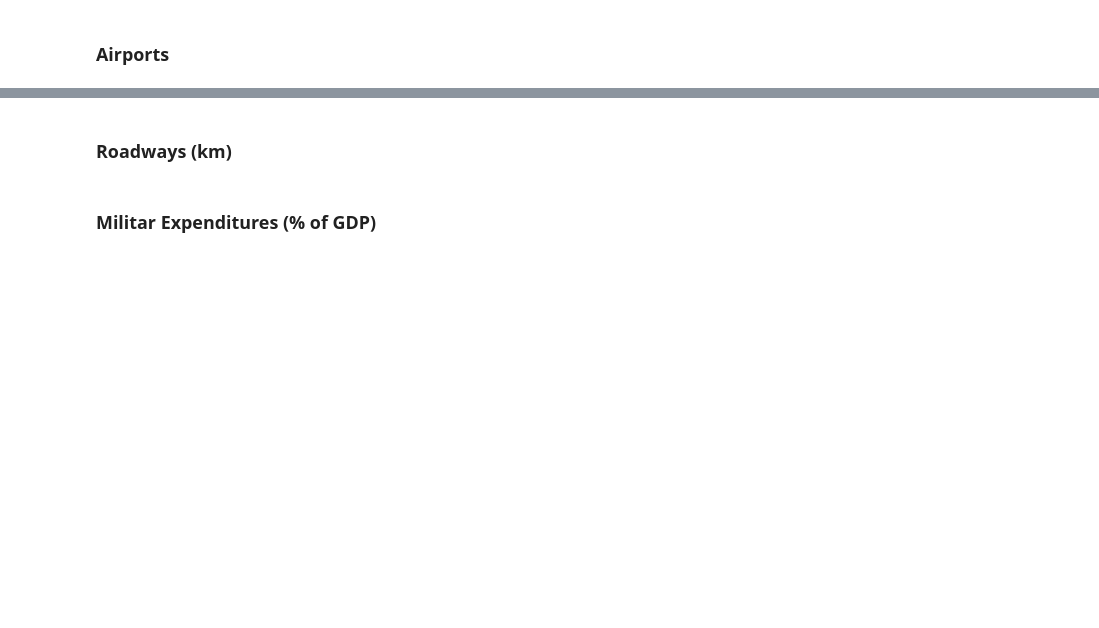
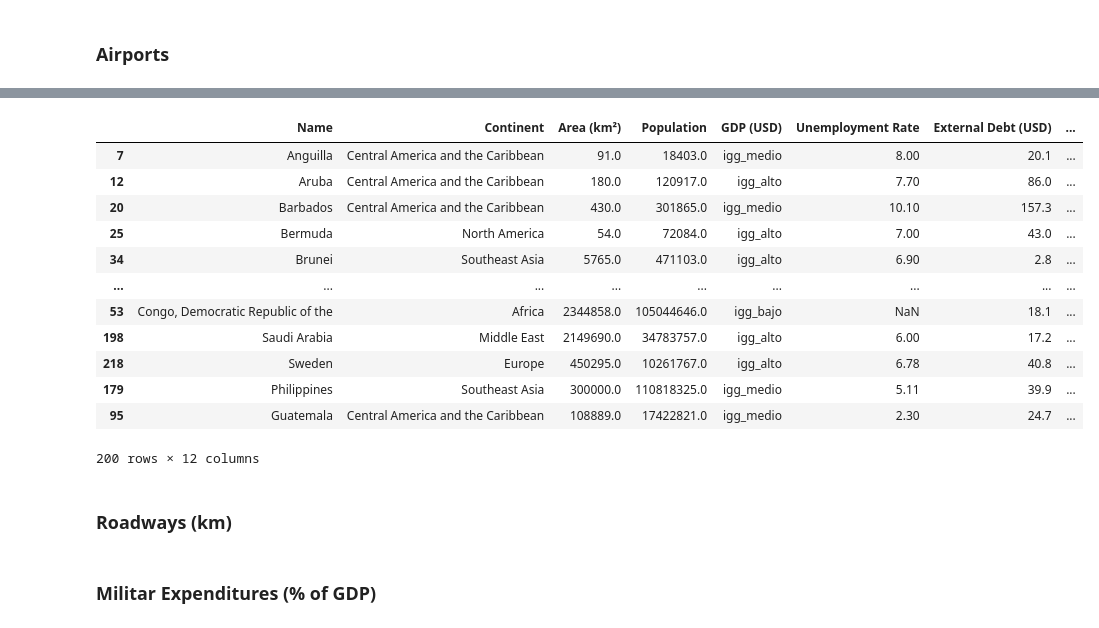
Before and after one commit to dui-luis-alberto-37/sklearn_cross_vall, a Jupyter notebook: Proyecto2_LuisAlbertoGarciaOrozco.ipynb, the cells around one changed output, grey strips where cells are left out. Drawn from its saved outputs; the diff is of its cells as text; code cells hidden in the pictures; blank space fills up the shorter version.

```diff
--- a/Proyecto2_LuisAlbertoGarciaOrozco.ipynb
+++ b/Proyecto2_LuisAlbertoGarciaOrozco.ipynb
@@ -413,3 +445,19 @@ df['Internet Users']/df['Population']*100, df['Internet Users Percentage of Popu
+# %%
+df[df[col] <= 300].sort_values(col)
+# %% [output]
+|  | Name | Continent | Area (km²) | Population | GDP (USD) | Unemployment Rate | External Debt (USD) | ... |
+| 7 | Anguilla | Central America and the Caribbean | 91.0 | 18403.0 | igg_medio | 8.00 | 20.1 | ... |
+| 12 | Aruba | Central America and the Caribbean | 180.0 | 120917.0 | igg_alto | 7.70 | 86.0 | ... |
+| 20 | Barbados | Central America and the Caribbean | 430.0 | 301865.0 | igg_medio | 10.10 | 157.3 | ... |
+| 25 | Bermuda | North America | 54.0 | 72084.0 | igg_alto | 7.00 | 43.0 | ... |
+| 34 | Brunei | Southeast Asia | 5765.0 | 471103.0 | igg_alto | 6.90 | 2.8 | ... |
+| ... | ... | ... | ... | ... | ... | ... | ... | ... |
+| 53 | Congo, Democratic Republic of the | Africa | 2344858.0 | 105044646.0 | igg_bajo | NaN | 18.1 | ... |
+| 198 | Saudi Arabia | Middle East | 2149690.0 | 34783757.0 | igg_alto | 6.00 | 17.2 | ... |
+| 218 | Sweden | Europe | 450295.0 | 10261767.0 | igg_alto | 6.78 | 40.8 | ... |
+| 179 | Philippines | Southeast Asia | 300000.0 | 110818325.0 | igg_medio | 5.11 | 39.9 | ... |
+| 95 | Guatemala | Central America and the Caribbean | 108889.0 | 17422821.0 | igg_medio | 2.30 | 24.7 | ... |
+200 rows × 12 columns
 # %% [markdown]
 ### Roadways (km)
 # %% [markdown]
```
Also changed, not shown: parts of 9 cells of this notebook.
